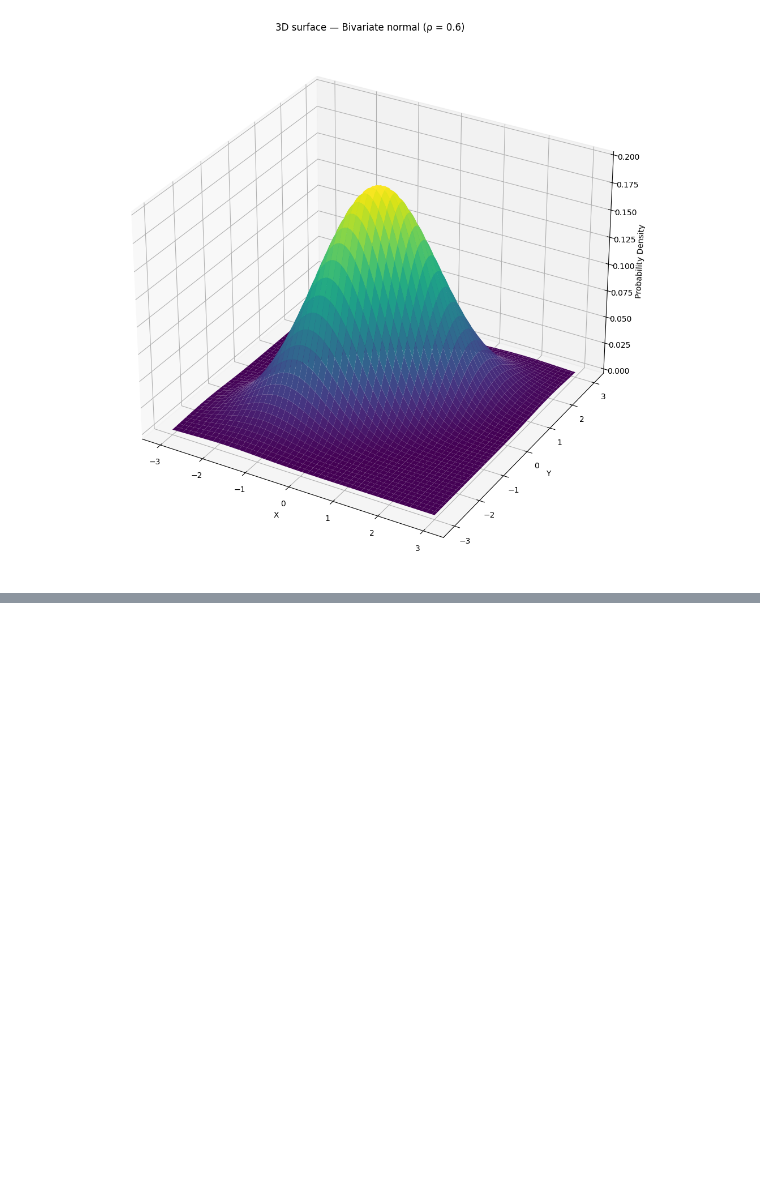
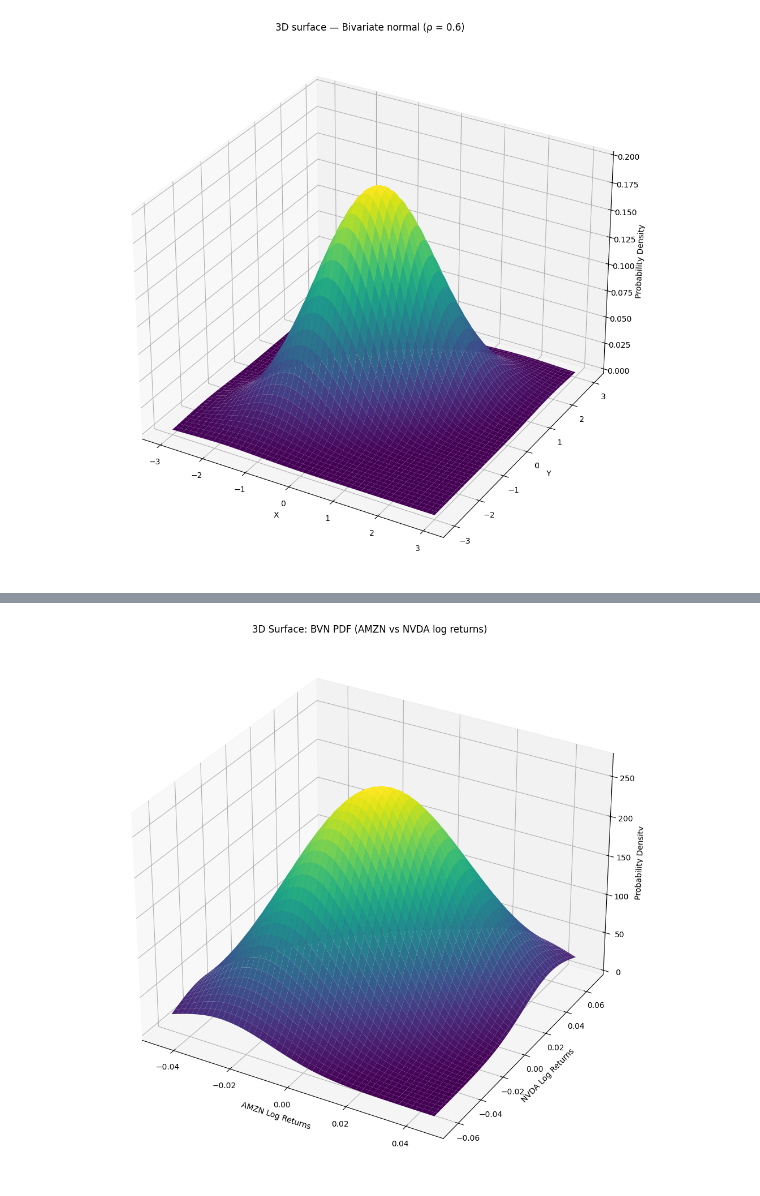
Before and after one commit to H-levison/Formative_3-Probability-Distributions-Bayesian-Probability-and-Gradient-Descent-Implementation, a Jupyter notebook: bivariate_normal.ipynb, the cells around one changed output, grey strips where cells are left out. Saved outputs shown, nothing was run; the diff lists cells and outputs as text; code cells hidden in the pictures; blank space fills up the shorter version.

```diff
--- a/bivariate_normal.ipynb
+++ b/bivariate_normal.ipynb
@@ -147,0 +294,12 @@ plt.show()
+# %%
+fig = plt.figure(figsize=FIG_SIZE_3D)
+ax = fig.add_subplot(111, projection='3d')
+ax.plot_surface(X_s, Y_s, Z_s, cmap=CMAP)
+ax.set_xlabel('AMZN Log Returns')
+ax.set_ylabel('NVDA Log Returns')
+ax.set_zlabel('Probability Density')
+ax.set_title('3D Surface: BVN PDF (AMZN vs NVDA log returns)')
+plt.tight_layout()
+plt.show()
+# %% [output]
+[figure, added]
```
Also changed, not shown: parts of 16 cells of this notebook, 1 other file.
